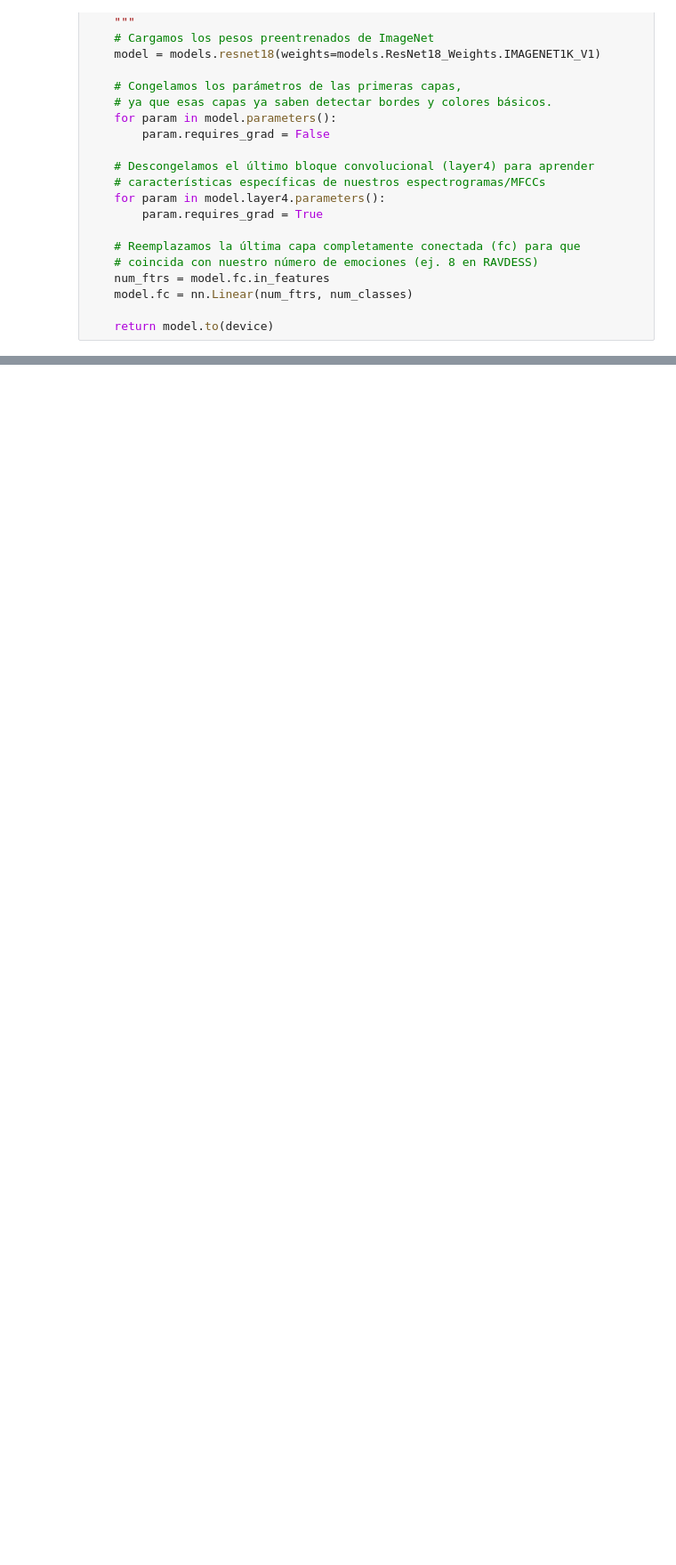
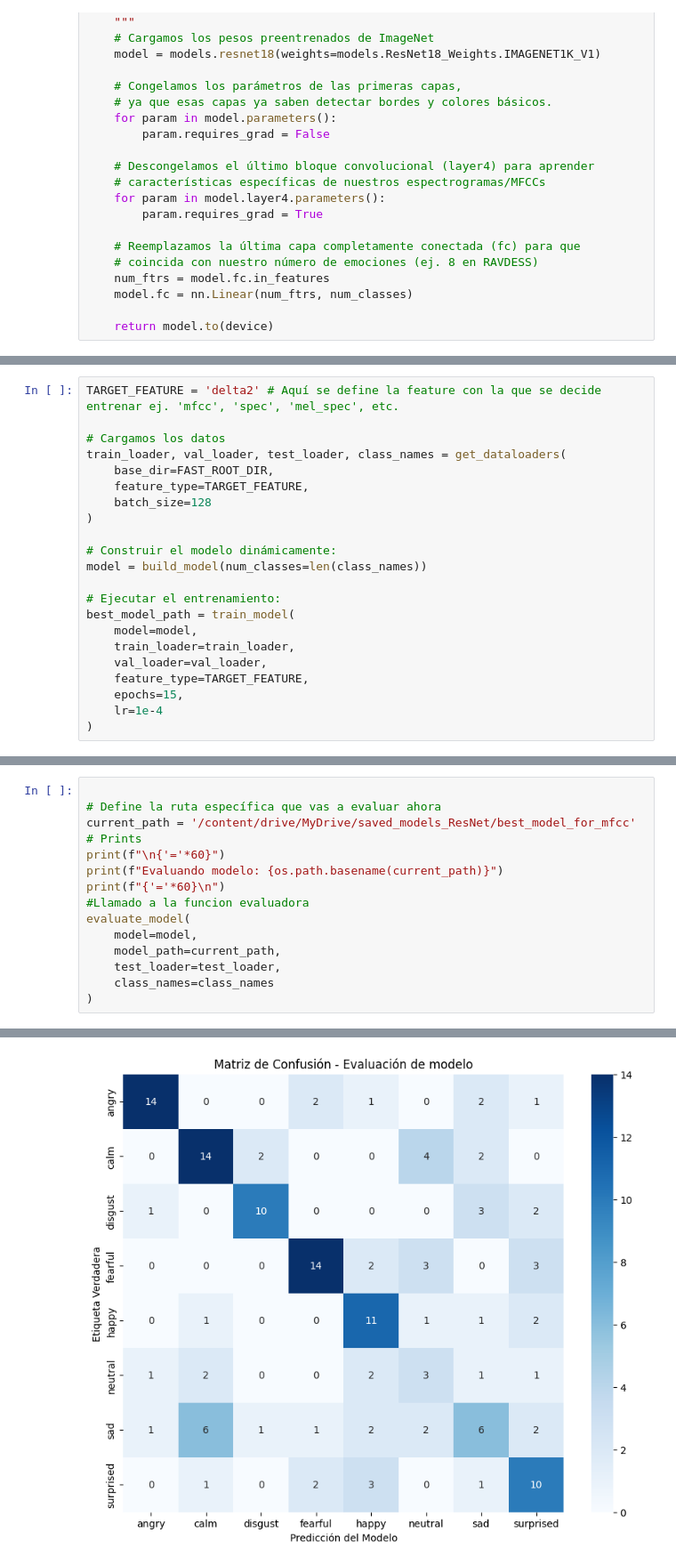
Before and after one commit to AcSsalazar/the-color-of-emotions, a Jupyter notebook: Notebooks/5-model-training.ipynb, the cells around one changed output, grey strips where cells are left out. Shown at 89% size. Saved outputs shown, nothing was run; the diff lists cells and outputs as text; blank space fills up the shorter version.

Commit message:
Fine-tune ResNet, train multiple models and add metrics working

```diff
--- a/Notebooks/5-model-training.ipynb
+++ b/Notebooks/5-model-training.ipynb
@@ -225,0 +237,22 @@ TypeError: resnet_feature_selector() got an unexpected keyword argument 'base_di
+# %%
+TARGET_FEATURE = 'delta2' # Aquí se define la feature con la que se decide entrenar ej. 'mfcc', 'spec', 'mel_spec', etc.
+
+# Cargamos los datos
+train_loader, val_loader, test_loader, class_names = get_dataloaders(
+    base_dir=FAST_ROOT_DIR,
+    feature_type=TARGET_FEATURE,
+    batch_size=128
+)
+
+# Construir el modelo dinámicamente:
+model = build_model(num_classes=len(class_names))
+
+# Ejecutar el entrenamiento:
+best_model_path = train_model(
+    model=model,
+    train_loader=train_loader,
+    val_loader=val_loader,
+    feature_type=TARGET_FEATURE,
+    epochs=15,
+    lr=1e-4
+)
@@ -225,0 +323,16 @@ TypeError: resnet_feature_selector() got an unexpected keyword argument 'base_di
+# %%
+
+# Define la ruta específica que vas a evaluar ahora
+current_path = '/content/drive/MyDrive/saved_models_ResNet/best_model_for_mfcc'
+# Prints
+print(f"\n{'='*60}")
+print(f"Evaluando modelo: {os.path.basename(current_path)}")
+print(f"{'='*60}\n")
+#Llamado a la funcion evaluadora
+evaluate_model(
+    model=model,
+    model_path=current_path,
+    test_loader=test_loader,
+    class_names=class_names
+)
+# %% [output]
@@ -225,0 +356 @@ TypeError: resnet_feature_selector() got an unexpected keyword argument 'base_di
+[figure, added]
```
Also changed, not shown: parts of 15 cells of this notebook.
